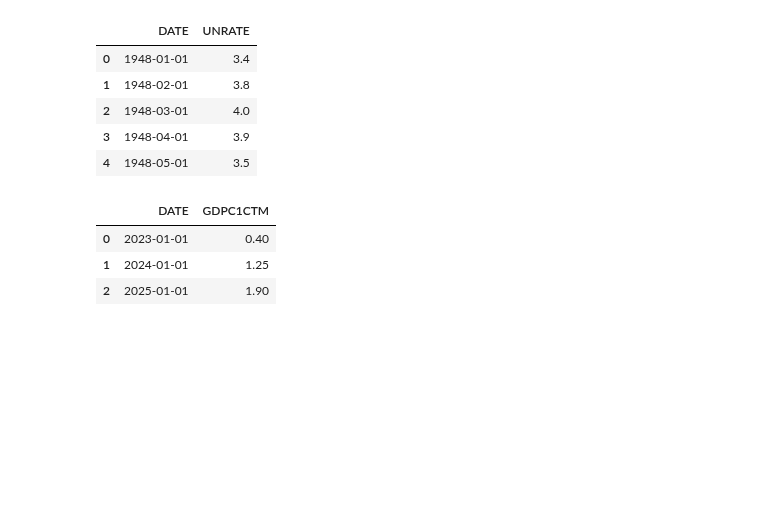
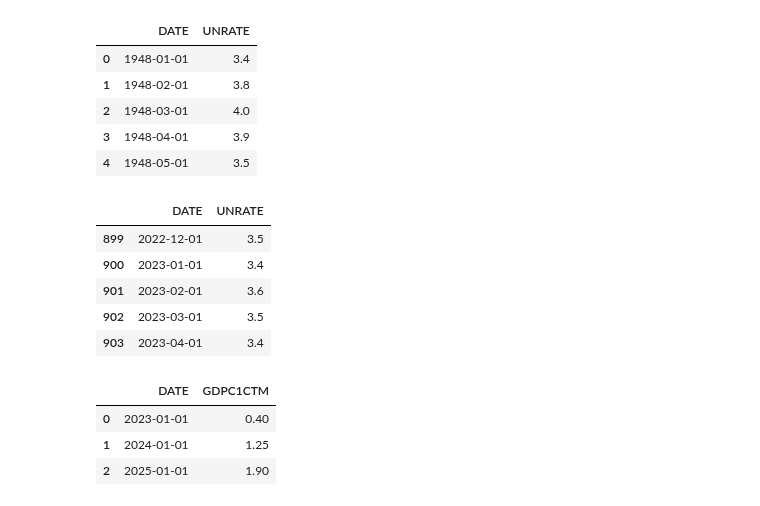
Before and after one commit to ChrisVerg/SmartInvest, a Jupyter notebook: Notebooks/Samondria.ipynb, the cells around one changed output. Saved outputs shown, nothing was run; the diff lists cells and outputs as text; code cells hidden in the pictures; blank space fills up the shorter version.

```diff
--- a/Notebooks/Samondria.ipynb
+++ b/Notebooks/Samondria.ipynb
@@ -74,7 +83,7 @@ inflation.head()
 # %%
 #Unemployment Rate beginning 1948 to 2023
 # %%
-unemployment= pd.read_csv("../Data/Unemployment_SW.csv")
+unemployment= pd.read_csv(r"C:\Users\Samondria\Documents\GitHub\SmartInvest\Data\Unemployment_SW.csv")
 # %%
 unemployment.head()
 # %% [output]
@@ -84,4 +93,13 @@ unemployment.head()
 | 2 | 1948-03-01 | 4.0 |
 | 3 | 1948-04-01 | 3.9 |
 | 4 | 1948-05-01 | 3.5 |
+# %%
+unemployment.tail()
+# %% [output]
+|  | DATE | UNRATE |
+| 899 | 2022-12-01 | 3.5 |
+| 900 | 2023-01-01 | 3.4 |
+| 901 | 2023-02-01 | 3.6 |
+| 902 | 2023-03-01 | 3.5 |
+| 903 | 2023-04-01 | 3.4 |
 # %%
```
Also changed, not shown: parts of 6 cells of this notebook.
